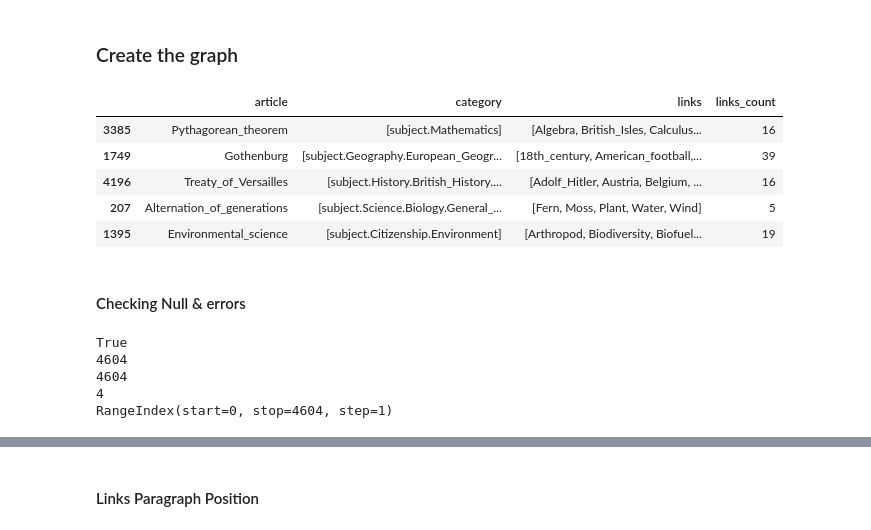
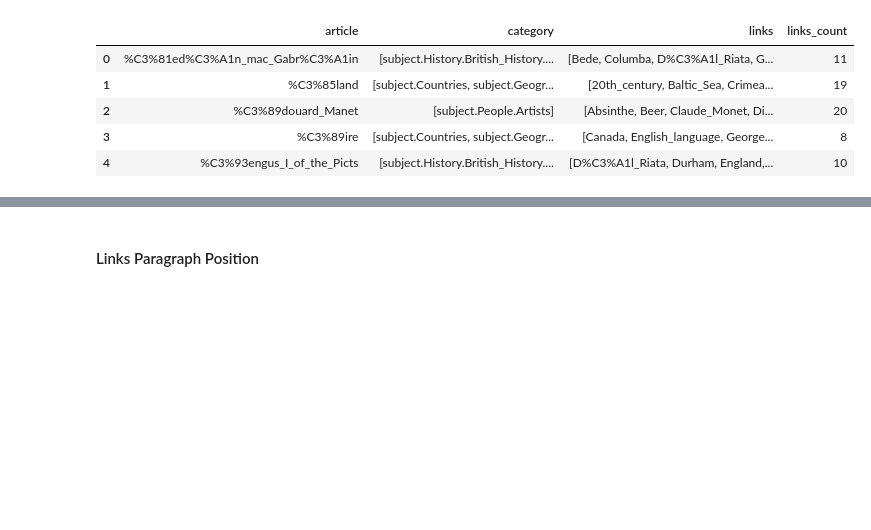
Before and after one commit to epfl-ada/ada-2022-project-souvladaki, a Jupyter notebook: initial_analysis.ipynb, the cells around one changed output, grey strips where cells are left out. Saved outputs shown, nothing was run; the diff lists cells and outputs as text; code cells hidden in the pictures; blank space fills up the shorter version.

```diff
--- a/initial_analysis.ipynb
+++ b/initial_analysis.ipynb
@@ -16,8 +19,13 @@ import matplotlib.pyplot as plt
 # %%
+# Loading the data, by skipping the first descriptive rows. Note that we could also use
+# the parameter "comment=#" to dodge unecessary data.
+
 articles = pd.read_table("data/graph/articles.tsv", skiprows=11, names=["article"])
 
-categories = pd.read_csv("data/graph/categories.tsv", skiprows=12, sep="\t", names=["article", "category"])
+categories = pd.read_csv(
+    "data/graph/categories.tsv", skiprows=12, sep="\t", names=["article", "category"]
+)
 
-links = pd.read_csv("data/graph/links.tsv", skiprows=11, sep="\t", names=["article1", "article2"])
-
-articles.head(5)
+links = pd.read_csv(
+    "data/graph/links.tsv", skiprows=11, sep="\t", names=["article1", "article2"]
+)
@@ -31,55 +32,62 @@ articles.head(5)
-# %% [markdown]
-### Create the graph
 # %%
+# Creating the graph representation in a dataframe
+
 wiki_graph = pd.DataFrame(columns=["article", "category", "links", "links_count"])
 
+# Adding all articles. This could also be used as index.
 wiki_graph["article"] = articles["article"]
 
 wiki_graph["links"] = [list() for x in range(len(wiki_graph.index))]
 wiki_graph["links_count"] = [0 for x in range(len(wiki_graph.index))]
 
+# print(wiki_graph.head(10))
+
+# Add to each article entry its categories as a list
 grouped_categories = categories.groupby("article")
-
 for entry in grouped_categories:
     article_name = entry[0]
     cats_df = entry[1]["category"]
     cats_list = cats_df.values.tolist()
 
     indices = wiki_graph.index[wiki_graph["article"] == article_name].tolist()
     for i in indices:
         wiki_graph.at[i, "category"] = cats_list
 
+
+# Add to each article entry its links as a list.
 grouped_links = links.groupby("article1")
-
 for entry in grouped_links:
     article_name = entry[0]
     links_df = entry[1]["article2"]
     links_list = links_df.values.tolist()
 
+    # Add all links to article 1
     indices = wiki_graph.index[wiki_graph["article"] == article_name].tolist()
-    for i in indices:
-        wiki_graph.at[i, "links"] = links_list
-        wiki_graph.at[i, "links_count"] = len(links_list)
+    for i in indices:  # This runs only once
+        # We can optimize that but I got a bug with the naive way.
+        previous_list = list(wiki_graph.at[i, "links"])
+        new_list = previous_list + links_list  # previous_list.append(links_list)
+        wiki_graph.at[i, "links"] = new_list
 
-wiki_graph.sample(5)
+    # Because the graph in undirected, for every pair a1->a2 we
+    # encounter, we need to add a2->a1 to graph
+    for link in links_list:
+        article2 = link
+        article2_index = wiki_graph.index[wiki_graph["article"] == article2].tolist()
+        for i in article2_index:
+            previous_list = wiki_graph.at[i, "links"]
+            new_list = previous_list + [article_name]
+            wiki_graph.at[i, "links"] = new_list
+
+# Add to each article how many links it has
+wiki_graph["links_count"] = wiki_graph["links"].apply(lambda x: len(x))
+
+# Check
+wiki_graph.head(5)
 # %% [output]
 |  | article | category | links | links_count |
-| 3385 | Pythagorean_theorem | [subject.Mathematics] | [Algebra, British_Isles, Calculus... | 16 |
-| 1749 | Gothenburg | [subject.Geography.European_Geogr... | [18th_century, American_football,... | 39 |
-| 4196 | Treaty_of_Versailles | [subject.History.British_History.... | [Adolf_Hitler, Austria, Belgium, ... | 16 |
-| 207 | Alternation_of_generations | [subject.Science.Biology.General_... | [Fern, Moss, Plant, Water, Wind] | 5 |
-| 1395 | Environmental_science | [subject.Citizenship.Environment] | [Arthropod, Biodiversity, Biofuel... | 19 |
+| 0 | %C3%81ed%C3%A1n_mac_Gabr%C3%A1in | [subject.History.British_History.... | [Bede, Columba, D%C3%A1l_Riata, G... | 11 |
+| 1 | %C3%85land | [subject.Countries, subject.Geogr... | [20th_century, Baltic_Sea, Crimea... | 19 |
+| 2 | %C3%89douard_Manet | [subject.People.Artists] | [Absinthe, Beer, Claude_Monet, Di... | 20 |
+| 3 | %C3%89ire | [subject.Countries, subject.Geogr... | [Canada, English_language, George... | 8 |
+| 4 | %C3%93engus_I_of_the_Picts | [subject.History.British_History.... | [D%C3%A1l_Riata, Durham, England,... | 10 |
-# %% [markdown]
-#### Checking Null & errors
-# %%
-print(wiki_graph["article"].is_unique)
-print(len(wiki_graph))
-print(wiki_graph.shape[0])
-print(wiki_graph.shape[1])
-print(wiki_graph.index)
-# %% [output]
-True
-4604
-4604
-4
-RangeIndex(start=0, stop=4604, step=1)
```
Also changed, not shown: parts of 29 cells of this notebook, 1 other file.
